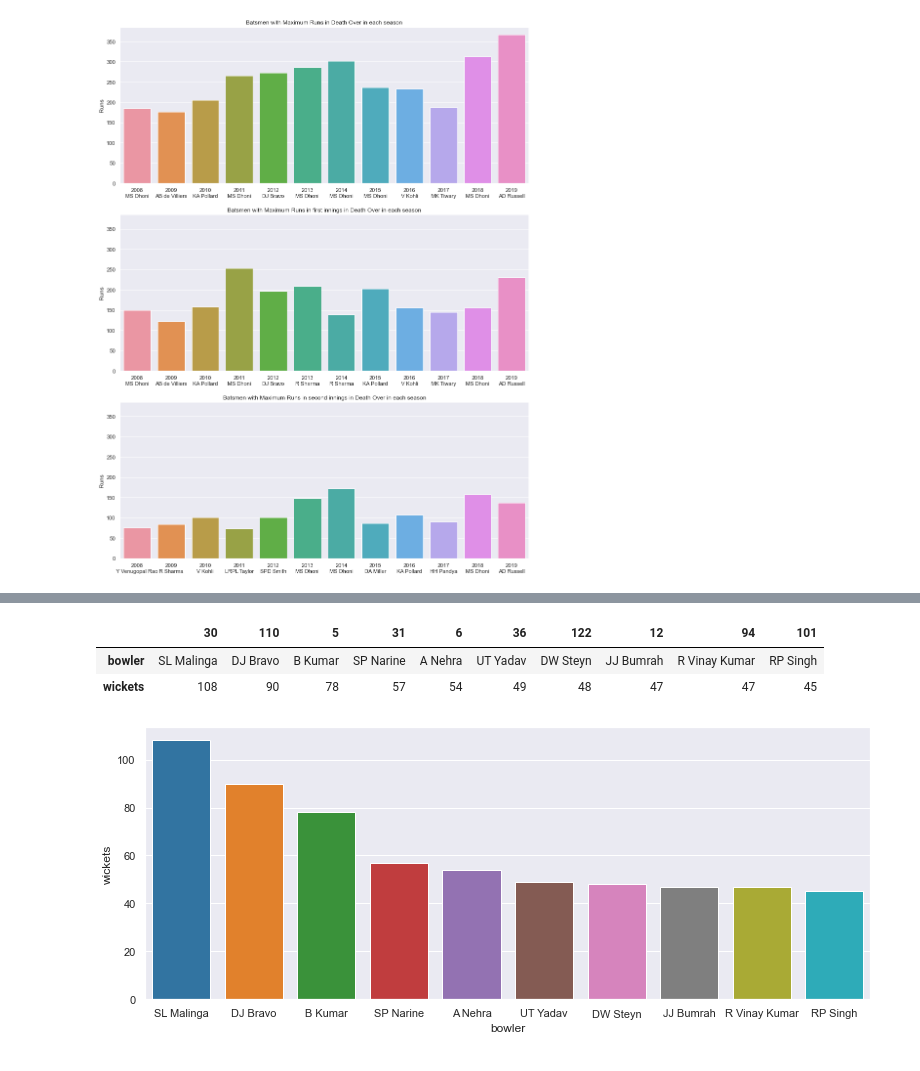
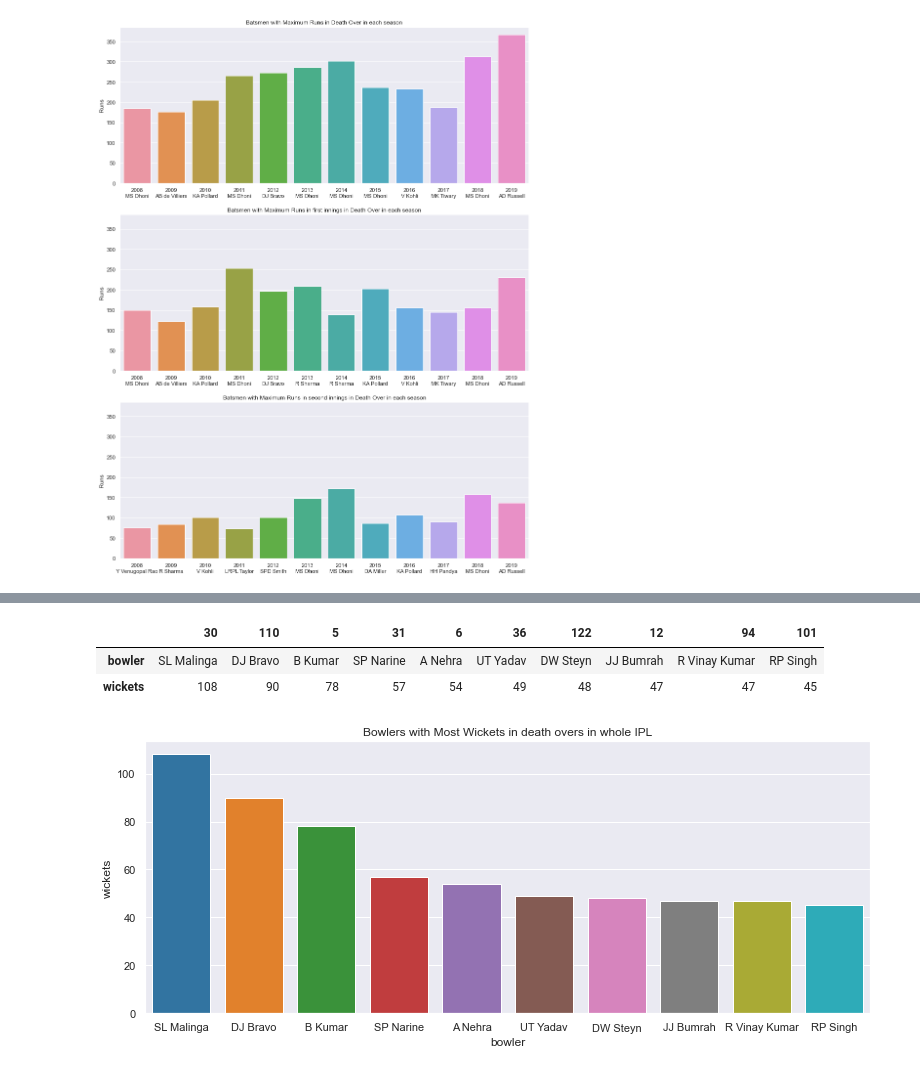
Before and after one commit to sakshamj74/IPL-Analysis, a Jupyter notebook: Death Over Analysis.ipynb, the cells around one changed output, grey strips where cells are left out. Cells and saved outputs as stored; diff of their text form; code cells hidden in the pictures.

```diff
--- a/Death Over Analysis.ipynb
+++ b/Death Over Analysis.ipynb
@@ -335,25 +325,29 @@ Name: dismissal_kind, dtype: int64
 # %%
+# Task 5
+# Bowlers with Most Wickets in death overs in whole IPL.
+
 ways_out = ['obstructing the field', 'retired hurt', 'hit wicket', 'run out']
 players = df['bowler'].unique()
 df_bowl = []
 for name in players:
     df_tmp = df[(df['bowler']==name) & (df['dismissal_kind'].notna())]
     wickets = 0;
     for wic_type in df_tmp['dismissal_kind']:
         if wic_type not in ways_out: wickets += 1
     df_bowl.append([name, wickets])
 
 df_bowl = pd.DataFrame(df_bowl, columns=['bowler', 'wickets'])
 df_bowl = df_bowl.sort_values('wickets', ascending=False)
 df_bowl.head()
 
 top_10 = df_bowl.head(10)
 fig, ax = plt.subplots(figsize=(13,5))
 sns.barplot(data=top_10, x='bowler', y='wickets', ax=ax)
+ax.set_title('Bowlers with Most Wickets in death overs in whole IPL')
 top_10.T
 # %% [output]
 |  | 30 | 110 | 5 | 31 | 6 | 36 | 122 | 12 | 94 | 101 |
 | bowler | SL Malinga | DJ Bravo | B Kumar | SP Narine | A Nehra | UT Yadav | DW Steyn | JJ Bumrah | R Vinay Kumar | RP Singh |
 | wickets | 108 | 90 | 78 | 57 | 54 | 49 | 48 | 47 | 47 | 45 |
-[figure, old version]
+[figure, new version]
 # %%
```
Also changed, not shown: parts of 7 cells of this notebook.
